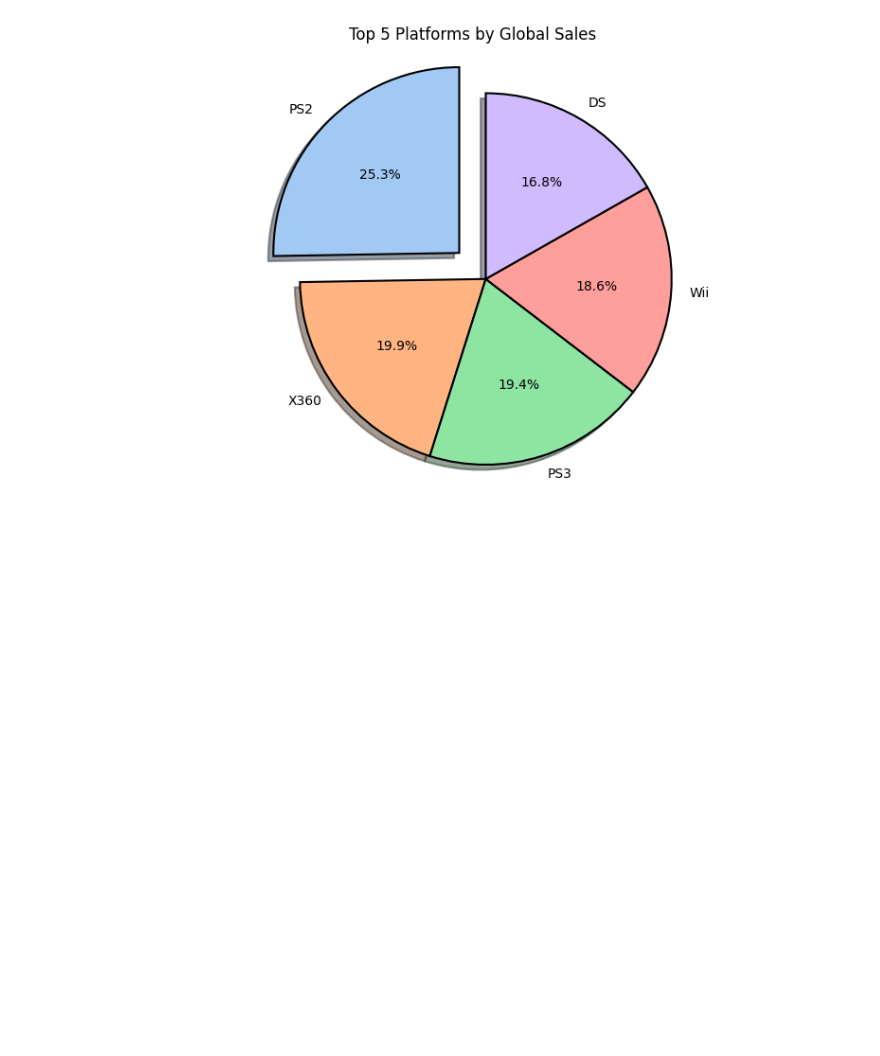
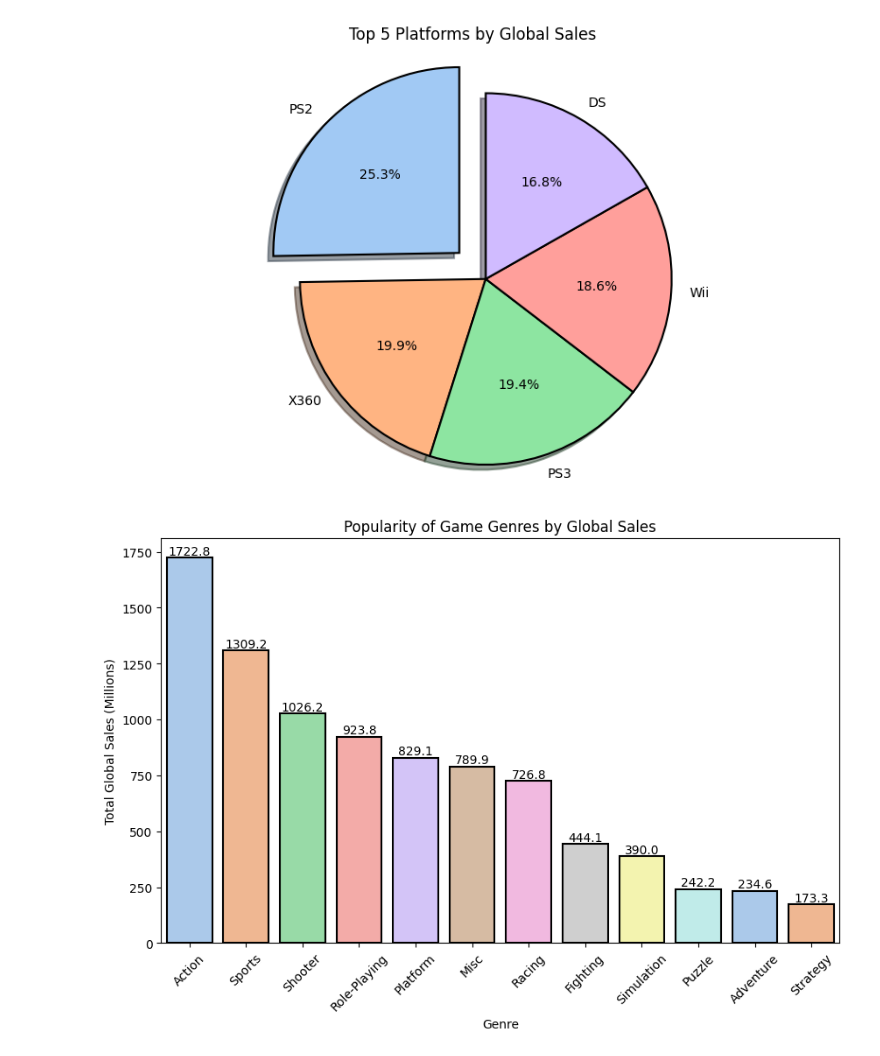
Before and after one commit to MahdiarKhodabakhshi/Video-Game-Sales-Prediction, a Jupyter notebook: data_understanding.ipynb, the cells around one changed output. Saved outputs shown, nothing was run; the diff lists cells and outputs as text; code cells hidden in the pictures; blank space fills up the shorter version.

Commit message:
Skeched graphs

```diff
--- a/data_understanding.ipynb
+++ b/data_understanding.ipynb
@@ -203,3 +203,18 @@ plt.title('Top 5 Platforms by Global Sales')
 plt.show()
 # %% [output]
 [figure]
+# %%
+genre_sales = df.groupby('Genre')['Global_Sales'].sum().sort_values(ascending=False)
+genre_sales_df = genre_sales.reset_index()
+plt.figure(figsize=(10, 6))
+sns.barplot(data=genre_sales, palette = 'pastel', edgecolor = 'black', linewidth = 1.5)
+for i, row in genre_sales_df.iterrows():
+    plt.text(i, row['Global_Sales'] + 0.5, f'{row["Global_Sales"]:.1f}', ha='center', va='bottom')
+
+plt.title('Popularity of Game Genres by Global Sales')
+plt.xlabel('Genre')
+plt.ylabel('Total Global Sales (Millions)')
+plt.xticks(rotation = 45)
+plt.show()
+# %% [output]
+[figure, added]
```
Also changed, not shown: parts of 8 cells of this notebook.
